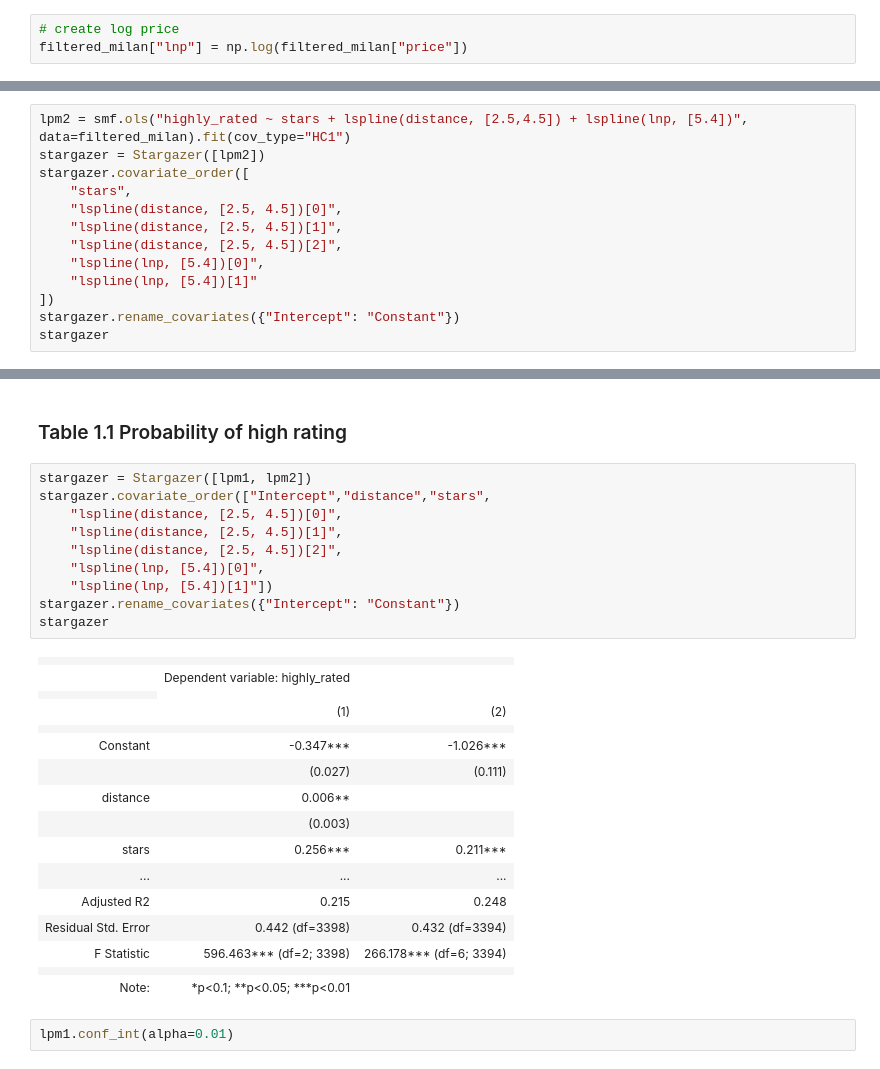
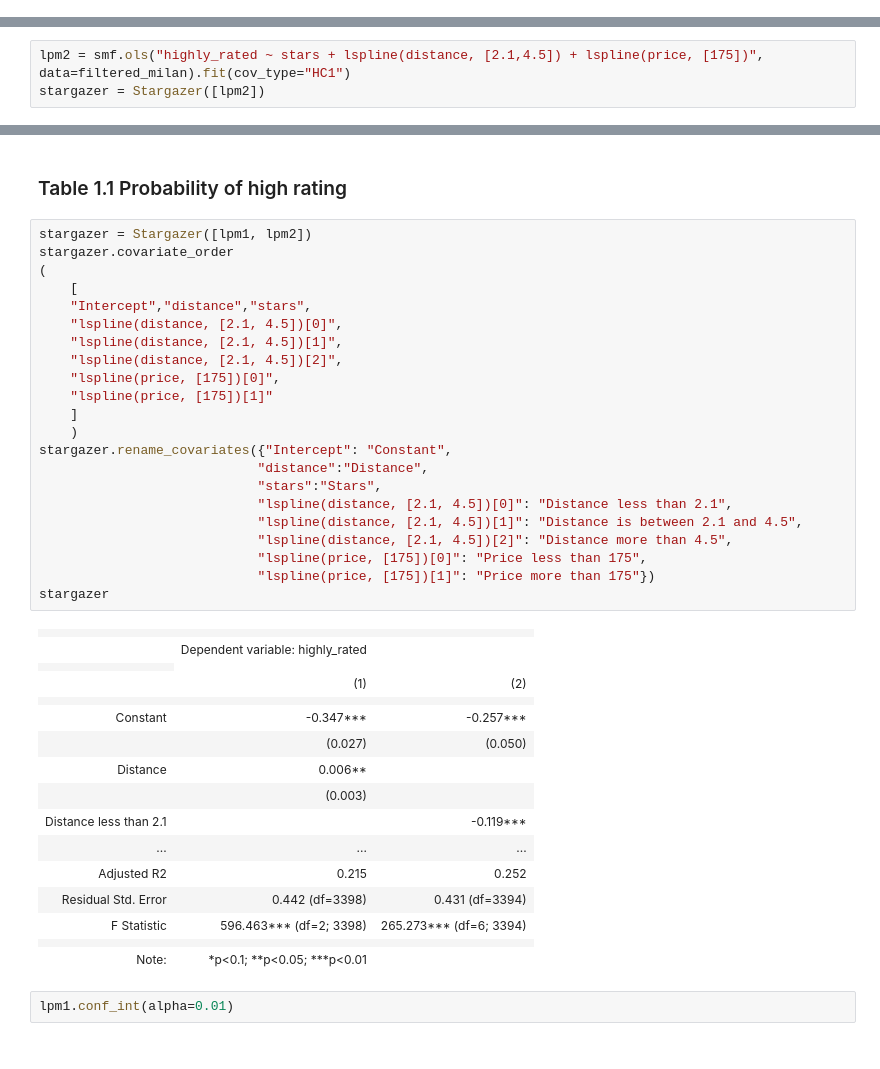
Before and after one commit to mateschieszler/DA2_2023, a Jupyter notebook: work-files/assignment2/Assignment-2_code_work.ipynb, the cells around one changed output, grey strips where cells are left out. Cells and saved outputs as stored; diff of their text form.

```diff
--- a/work-files/assignment2/Assignment-2_code_work.ipynb
+++ b/work-files/assignment2/Assignment-2_code_work.ipynb
@@ -198,3 +210,0 @@ fig2
-# %%
-# create log price
-filtered_milan["lnp"] = np.log(filtered_milan["price"])
@@ -392,13 +395,3 @@ stargazer
 # %%
-lpm2 = smf.ols("highly_rated ~ stars + lspline(distance, [2.5,4.5]) + lspline(lnp, [5.4])", data=filtered_milan).fit(cov_type="HC1")
+lpm2 = smf.ols("highly_rated ~ stars + lspline(distance, [2.1,4.5]) + lspline(price, [175])", data=filtered_milan).fit(cov_type="HC1")
 stargazer = Stargazer([lpm2])
-stargazer.covariate_order([
-    "stars",
-    "lspline(distance, [2.5, 4.5])[0]",
-    "lspline(distance, [2.5, 4.5])[1]",
-    "lspline(distance, [2.5, 4.5])[2]",
-    "lspline(lnp, [5.4])[0]",
-    "lspline(lnp, [5.4])[1]"
-])
-stargazer.rename_covariates({"Intercept": "Constant"})
-stargazer
@@ -425,29 +436,41 @@ stargazer
 ### Table 1.1 Probability of high rating
 # %%
 stargazer = Stargazer([lpm1, lpm2])
-stargazer.covariate_order(["Intercept","distance","stars",
-    "lspline(distance, [2.5, 4.5])[0]",
-    "lspline(distance, [2.5, 4.5])[1]",
-    "lspline(distance, [2.5, 4.5])[2]",
-    "lspline(lnp, [5.4])[0]",
-    "lspline(lnp, [5.4])[1]"])
-stargazer.rename_covariates({"Intercept": "Constant"})
+stargazer.covariate_order
+(
+    [
+    "Intercept","distance","stars",
+    "lspline(distance, [2.1, 4.5])[0]",
+    "lspline(distance, [2.1, 4.5])[1]",
+    "lspline(distance, [2.1, 4.5])[2]",
+    "lspline(price, [175])[0]",
+    "lspline(price, [175])[1]"
+    ]
+    )
+stargazer.rename_covariates({"Intercept": "Constant",
+                            "distance":"Distance",
+                            "stars":"Stars",
+                            "lspline(distance, [2.1, 4.5])[0]": "Distance less than 2.1",
+                            "lspline(distance, [2.1, 4.5])[1]": "Distance is between 2.1 and 4.5",
+                            "lspline(distance, [2.1, 4.5])[2]": "Distance more than 4.5",
+                            "lspline(price, [175])[0]": "Price less than 175",
+                            "lspline(price, [175])[1]": "Price more than 175"})
 stargazer
 # %% [output]
 |  |  |  |
 |  | Dependent variable: highly_rated |  |
 |  |
 |  | (1) | (2) |
 |  |  |  |
-| Constant | -0.347*** | -1.026*** |
-|  | (0.027) | (0.111) |
-| distance | 0.006** |  |
+| Constant | -0.347*** | -0.257*** |
+|  | (0.027) | (0.050) |
+| Distance | 0.006** |  |
 |  | (0.003) |  |
-| stars | 0.256*** | 0.211*** |
+| Distance less than 2.1 |  | -0.119*** |
 | ... | ... | ... |
-| Adjusted R2 | 0.215 | 0.248 |
-| Residual Std. Error | 0.442 (df=3398) | 0.432 (df=3394) |
-| F Statistic | 596.463*** (df=2; 3398) | 266.178*** (df=6; 3394) |
+| Adjusted R2 | 0.215 | 0.252 |
+| Residual Std. Error | 0.442 (df=3398) | 0.431 (df=3394) |
+| F Statistic | 596.463*** (df=2; 3398) | 265.273*** (df=6; 3394) |
 |  |  |  |
 | Note: | *p<0.1; **p<0.05; ***p<0.01 |  |
 # %%
```
Also changed, not shown: parts of 60 cells of this notebook.
